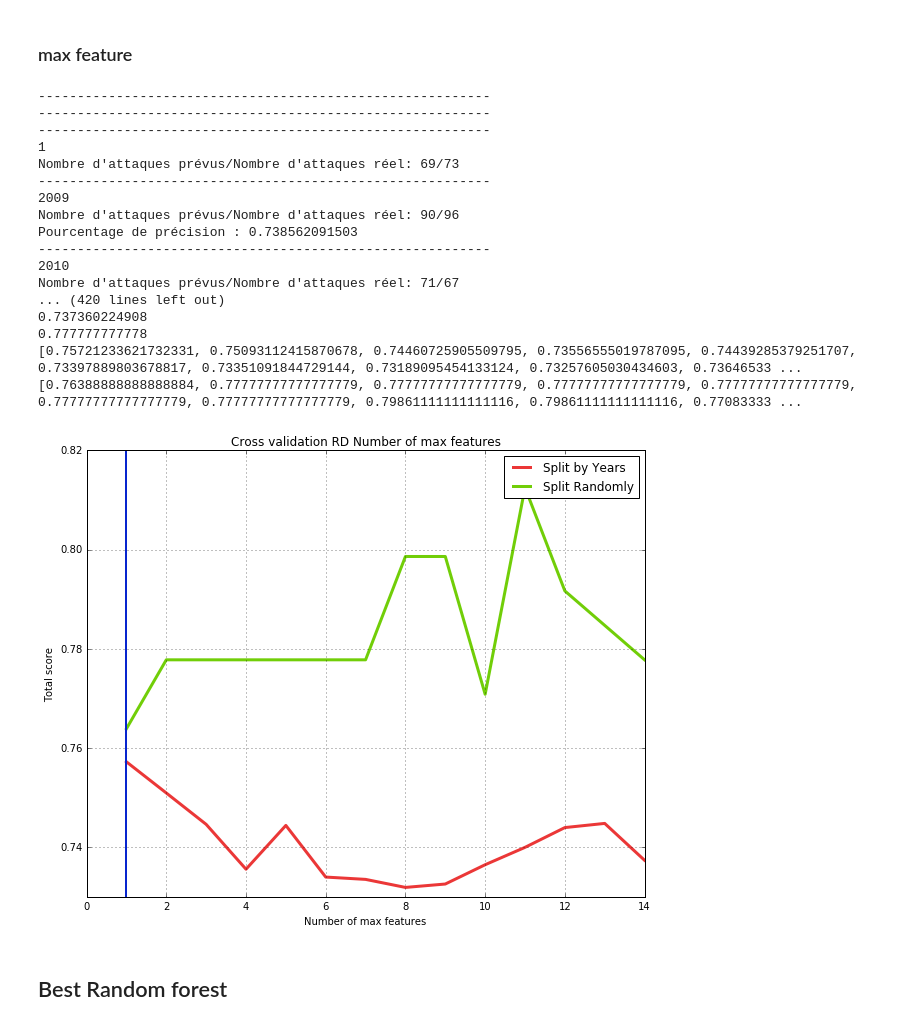
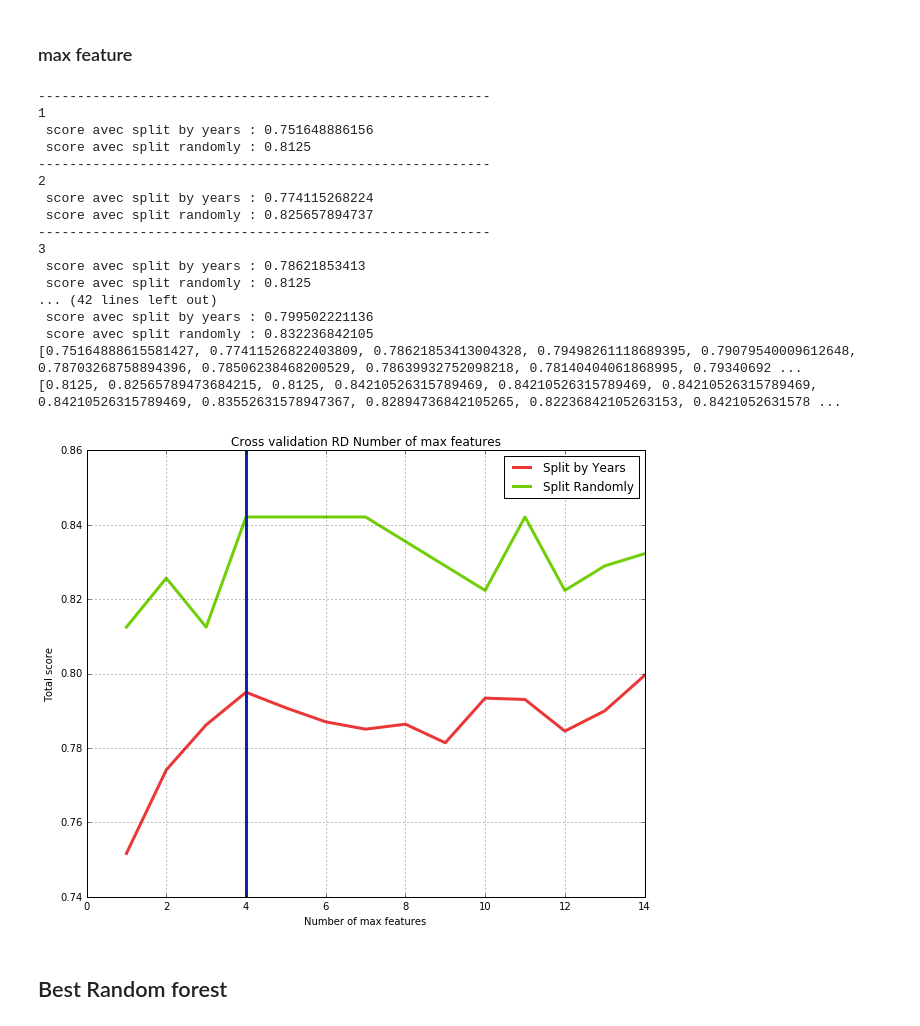
Before and after one commit to ifrebault/PiracyAttackPrediction, a Jupyter notebook: Machine_learning/ML.area.ipynb, the cells around one changed output. Cells and saved outputs as stored; diff of their text form; code cells hidden in the pictures.

```diff
--- a/Machine_learning/ML.area.ipynb
+++ b/Machine_learning/ML.area.ipynb
@@ -153,35 +158,33 @@ for alpha in rangeTab:
     score=0
     score2=0
     print "----------------------------------------------------------"
-    print "----------------------------------------------------------"
-    print "----------------------------------------------------------"
     print alpha
 
     dfTrain, dfTest = train_test_split(DfSampling, test_size=0.20, random_state=RanDomState)
     model = RandomForestClassifier(random_state=1,n_estimators=alpha,n_jobs=4)
     model=model.fit(dfTrain[features], dfTrain[target])
     predictions=model.predict(dfTest[features])
-    print "Nombre d'attaques prévus/Nombre d'attaques réel: "+str(predictions.sum())+'/'+str(len(dfTest[dfTest['Count']!=0]))
+    #print "Nombre d'attaques prévus/Nombre d'attaques réel: "+str(predictions.sum())+'/'+str(len(dfTest[dfTest['Count']!=0]))
     score2=model.score(dfTest[features], dfTest[target])
 
     currentScoreTab=[]
     for i in (2009,2010,2011,2012,2013,2014):
-        print "----------------------------------------------------------"
-        print i
-        dfTrain=DfSampling[DfSampling['Years']<i]
+        #print "----------------------------------------------------------"
+        #print i
+        dfTrain=DfSampling[DfSampling['Years']==i-1]
         dfTest=DfSampling[(DfSampling['Years']==i)]
         model = RandomForestClassifier(random_state=1,n_estimators=alpha,n_jobs=4)
         model=model.fit(dfTrain[features], dfTrain[target])
 
         predictions=model.predict(dfTest[features])
-        print "Nombre d'attaques prévus/Nombre d'attaques réel: "+str(predictions.sum())+'/'+str(len(dfTest[dfTest['Count']!=0]))
+        #print "Nombre d'attaques prévus/Nombre d'attaques réel: "+str(predictions.sum())+'/'+str(len(dfTest[dfTest['Count']!=0]))
         currentScore=model.score(dfTest[features], dfTest[target])
         currentScoreTab.append(currentScore)
 
-        print "Pourcentage de précision : "+str(currentScore)
+        #print "Pourcentage de précision : "+str(currentScore)
     score=sum(currentScoreTab) / float(len(currentScoreTab))
-    print score
-    print score2
+    print " score avec split by years : "+str(score)
+    print " score avec split randomly : "+str(score2)
 
 
     tabScore.append(score)
@@ -231,36 +234,34 @@ for alpha in rangeTab:
     score=0
     score2=0
     print "----------------------------------------------------------"
-    print "----------------------------------------------------------"
-    print "----------------------------------------------------------"
     print alpha
 
     dfTrain, dfTest = train_test_split(DfSampling, test_size=0.20, random_state=RanDomState)
     model = RandomForestClassifier(random_state=1,max_features=alpha,n_jobs=4)
     model=model.fit(dfTrain[features], dfTrain[target])
     predictions=model.predict(dfTest[features])
-    print "Nombre d'attaques prévus/Nombre d'attaques réel: "+str(predictions.sum())+'/'+str(len(dfTest[dfTest['Count']!=0]))
+    #print "Nombre d'attaques prévus/Nombre d'attaques réel: "+str(predictions.sum())+'/'+str(len(dfTest[dfTest['Count']!=0]))
     score2=model.score(dfTest[features], dfTest[target])
 
     currentScoreTab=[]
     for i in (2009,2010,2011,2012,2013,2014):
-        print "----------------------------------------------------------"
-        print i
-        dfTrain=DfSampling[DfSampling['Years']<i]
+        #print "----------------------------------------------------------"
+        #print i
+        dfTrain=DfSampling[DfSampling['Years']==i-1]
         dfTest=DfSampling[(DfSampling['Years']==i)]
-        model = RandomForestClassifier(random_state=1,n_estimators=300,max_features=alpha,n_jobs=3)
+        model = RandomForestClassifier(random_state=1,max_features=alpha,n_jobs=3)
         model=model.fit(dfTrain[features], dfTrain[target])
 
         predictions=model.predict(dfTest[features])
-        print "Nombre d'attaques prévus/Nombre d'attaques réel: "+str(predictions.sum())+'/'+str(len(dfTest[dfTest['Count']!=0]))
+        #print "Nombre d'attaques prévus/Nombre d'attaques réel: "+str(predictions.sum())+'/'+str(len(dfTest[dfTest['Count']!=0]))
         currentScore=model.score(dfTest[features], dfTest[target])
         currentScoreTab.append(currentScore)
 
-        print "Pourcentage de précision : "+str(currentScore)
+        #print "Pourcentage de précision : "+str(currentScore)
     score=sum(currentScoreTab) / float(len(currentScoreTab))
 
-    print score
-    print score2
+    print " score avec split by years : "+str(score)
+    print " score avec split randomly : "+str(score2)
 
     tabScore.append(score)
     tabScore2.append(score2)
@@ -268,36 +269,36 @@ for alpha in rangeTab:
 print tabScore
 print tabScore2
 # %% [output]
-----------------------------------------------------------
-----------------------------------------------------------
 ----------------------------------------------------------
 1
-Nombre d'attaques prévus/Nombre d'attaques réel: 69/73
+ score avec split by years : 0.751648886156
+ score avec split randomly : 0.8125
 ----------------------------------------------------------
-2009
-Nombre d'attaques prévus/Nombre d'attaques réel: 90/96
-Pourcentage de précision : 0.738562091503
+2
+ score avec split by years : 0.774115268224
+ score avec split randomly : 0.825657894737
 ----------------------------------------------------------
-2010
-Nombre d'attaques prévus/Nombre d'attaques réel: 71/67
-... (420 lines left out)
-0.737360224908
-0.777777777778
-[0.75721233621732331, 0.75093112415870678, 0.74460725905509795, 0.73556555019787095, 0.74439285379251707, 0.73397889803678817, 0.73351091844729144, 0.73189095454133124, 0.73257605030434603, 0.73646533 ...
-[0.76388888888888884, 0.77777777777777779, 0.77777777777777779, 0.77777777777777779, 0.77777777777777779, 0.77777777777777779, 0.77777777777777779, 0.79861111111111116, 0.79861111111111116, 0.77083333 ...
+3
+ score avec split by years : 0.78621853413
+ score avec split randomly : 0.8125
+... (42 lines left out)
+ score avec split by years : 0.799502221136
+ score avec split randomly : 0.832236842105
+[0.75164888615581427, 0.77411526822403809, 0.78621853413004328, 0.79498261118689395, 0.79079540009612648, 0.78703268758894396, 0.78506238468200529, 0.78639932752098218, 0.78140404061868995, 0.79340692 ...
+[0.8125, 0.82565789473684215, 0.8125, 0.84210526315789469, 0.84210526315789469, 0.84210526315789469, 0.84210526315789469, 0.83552631578947367, 0.82894736842105265, 0.82236842105263153, 0.8421052631578 ...
 # %%
 plt.figure(figsize=(10,8))
 plt.plot(rangeTab,tabScore, '-', color='#EB3737', linewidth=3, label='Split by Years')
 plt.plot(rangeTab,tabScore2, '-', color='#71ce08', linewidth=3, label='Split Randomly')
-plt.axvline(x=1,linewidth=2, color='#0825ce')
+plt.axvline(x=4,linewidth=3, color='#0825ce')
 plt.grid(True)
 plt.legend(loc='upper right')
 plt.title("Cross validation RD Number of max features")
 plt.xlabel('Number of max features')
 plt.ylabel('Total score')
 plt.show()
 # %% [output]
-[figure, old version]
+[figure, new version]
 # %% [markdown]
 ## Best Random forest
 # %%
```
Also changed, not shown: parts of 18 cells of this notebook.
